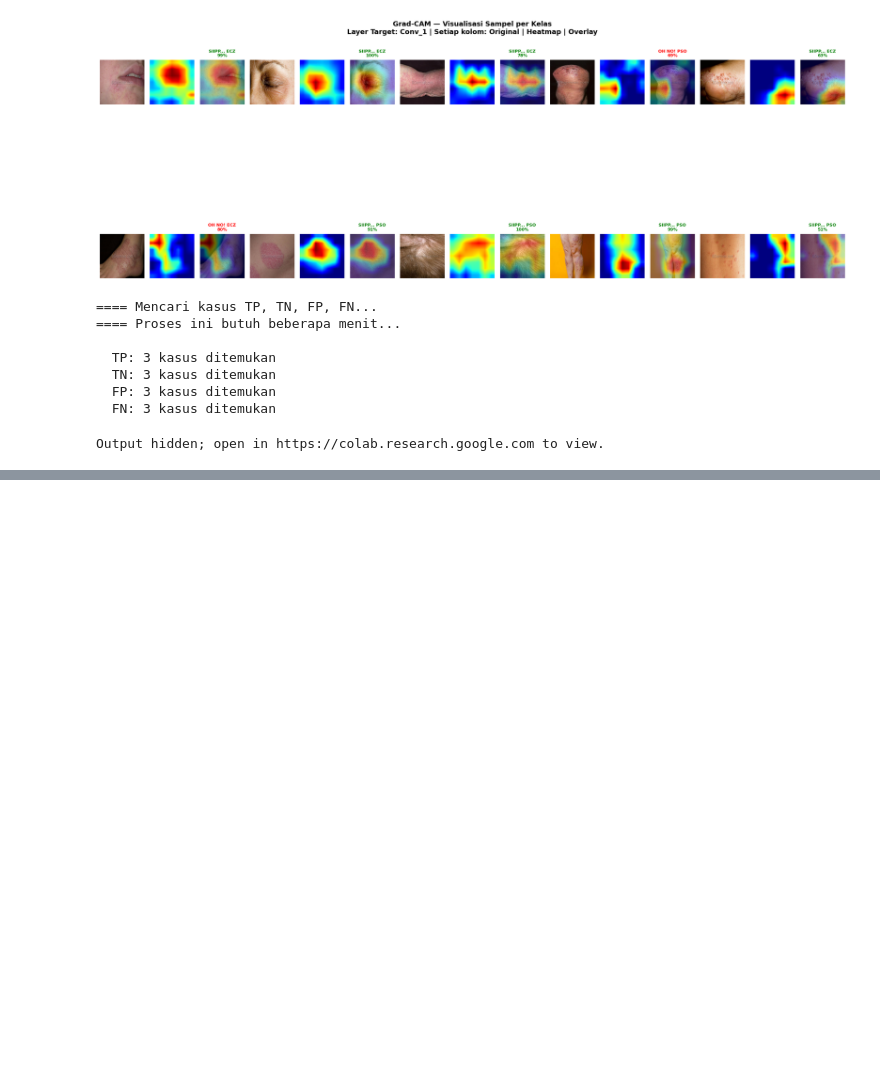
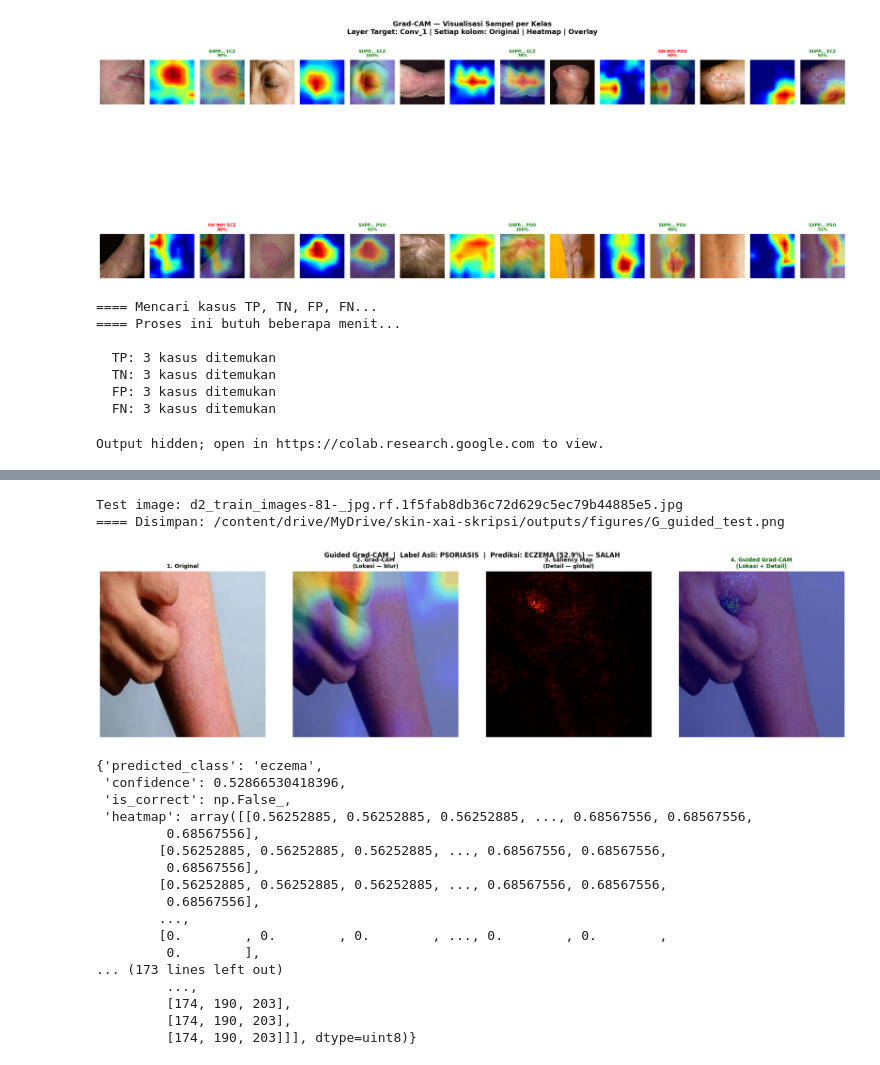
Before and after one commit to srohimatuzz/skin-xai-skripsi, a Jupyter notebook: 02_GradCAM.ipynb, the cells around one changed output, grey strips where cells are left out. Cells and saved outputs as stored; diff of their text form; code cells hidden in the pictures; blank space fills up the shorter version.

Commit message:
progress: analisis Grad-CAM dan percobaan Guided Grad-CAM selesai, analisis XAI terdokumentasi

```diff
--- a/02_GradCAM.ipynb
+++ b/02_GradCAM.ipynb
@@ -626,0 +1416,40 @@ Output hidden; open in https://colab.research.google.com to view.
+# %%
+# ── Test dengan 1 gambar Psoriasis ───────────
+import random
+random.seed(42)
+
+cls      = "psoriasis"
+cls_path = os.path.join(TEST_DIR, cls)
+files    = [f for f in os.listdir(cls_path)
+            if f.lower().endswith('.jpg')]
+
+test_img = os.path.join(cls_path,
+                        random.choice(files))
+print(f"Test image: {os.path.basename(test_img)}")
+
+guided_gradcam.explain_guided(
+    test_img,
+    true_label = cls,
+    save_path  = f"{FIGURE_DIR}/G_guided_test.png"
+)
+# %% [output]
+Test image: d2_train_images-81-_jpg.rf.1f5fab8db36c72d629c5ec79b44885e5.jpg
+==== Disimpan: /content/drive/MyDrive/skin-xai-skripsi/outputs/figures/G_guided_test.png
+[figure, added]
+{'predicted_class': 'eczema',
+ 'confidence': 0.52866530418396,
+ 'is_correct': np.False_,
+ 'heatmap': array([[0.56252885, 0.56252885, 0.56252885, ..., 0.68567556, 0.68567556,
+         0.68567556],
+        [0.56252885, 0.56252885, 0.56252885, ..., 0.68567556, 0.68567556,
+         0.68567556],
+        [0.56252885, 0.56252885, 0.56252885, ..., 0.68567556, 0.68567556,
+         0.68567556],
+        ...,
+        [0.        , 0.        , 0.        , ..., 0.        , 0.        ,
+         0.        ],
+... (173 lines left out)
+         ...,
+         [174, 190, 203],
+         [174, 190, 203],
+         [174, 190, 203]]], dtype=uint8)}
```
Also changed, not shown: parts of 10 cells of this notebook, 5 other files.
